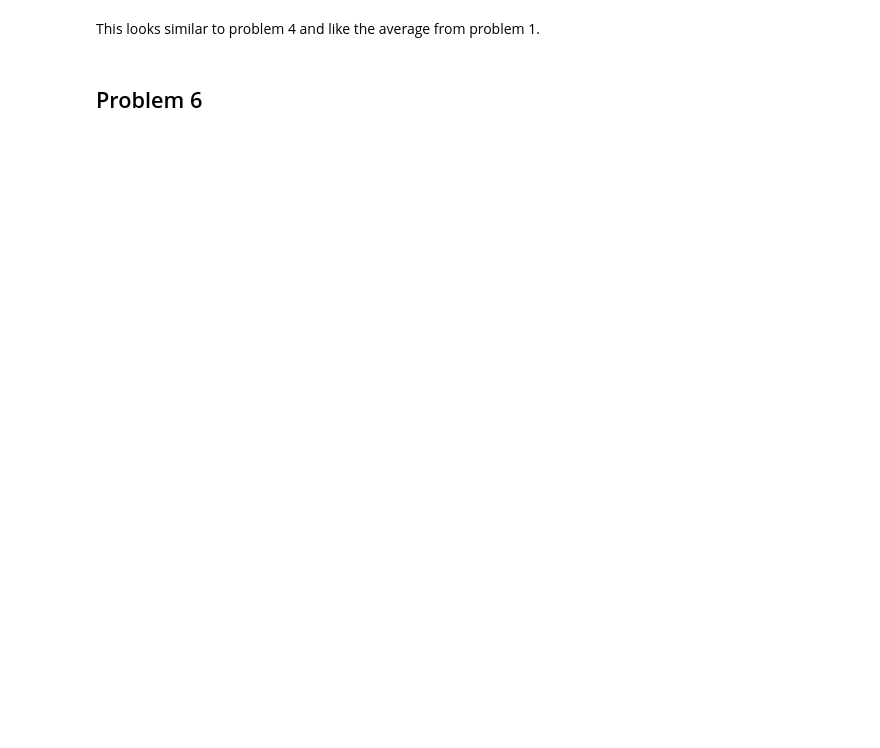
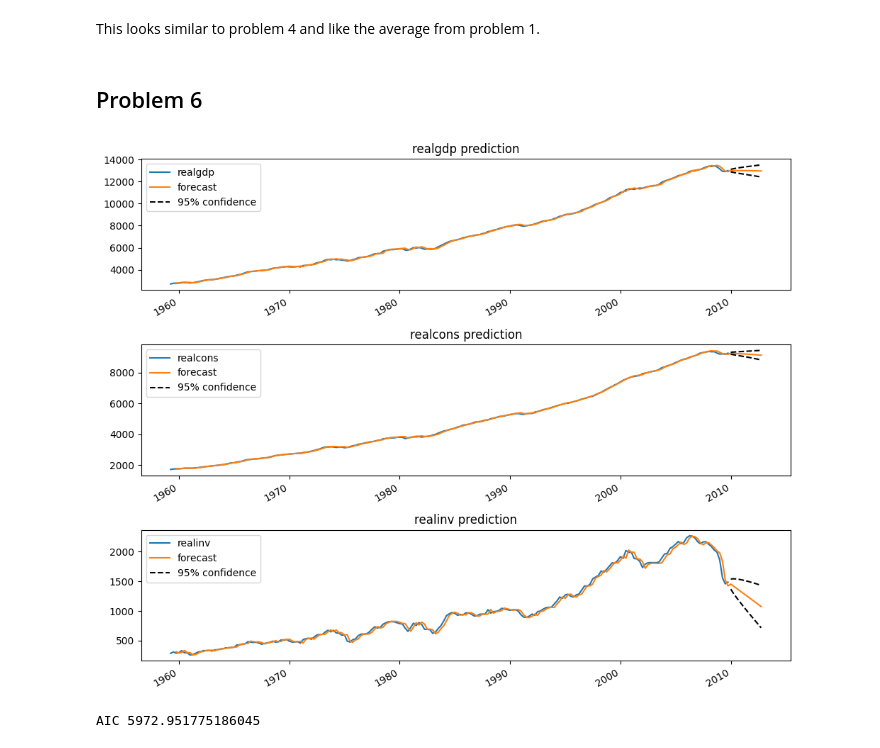
Before and after one commit to dperkins3pi/Modeling-with-Uncertainty-and-Data, a Jupyter notebook: ARMA/arma.ipynb, the cells around one changed output. Drawn from its saved outputs; the diff is of its cells as text; code cells hidden in the pictures; blank space fills up the shorter version.

```diff
--- a/ARMA/arma.ipynb
+++ b/ARMA/arma.ipynb
@@ -335,17 +336,3 @@ best_AIC = sm_arma()
 This looks similar to problem 4 and like the average from problem 1.
 # %% [markdown]
 ## Problem 6
-# %%
-def sm_varma(start='1959-09-30', end='2012-09-30'):
-    """
-    Build an VARMAX model with statsmodel and
-    forecast from start date until end date.
-
-    Parameters:
-        start (str): the data at which to begin forecasting
-        end (str): the date at which to stop forecasting
-
-    Return:
-        aic (float): aic of optimal model
-    """
-    raise NotImplementedError('Problem 6 Incomplete')
@@ -351,0 +408,6 @@ def sm_varma(start='1959-09-30', end='2012-09-30'):
+# %%
+aic = sm_varma()
+print("AIC", aic)
+# %% [output]
+[figure, added]
+AIC 5972.951775186045
```
Also changed, not shown: parts of 3 cells of this notebook.
